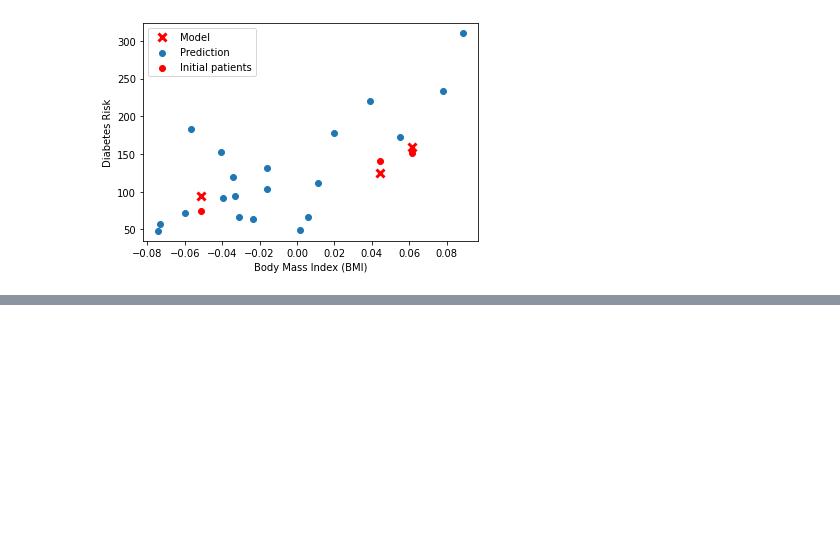
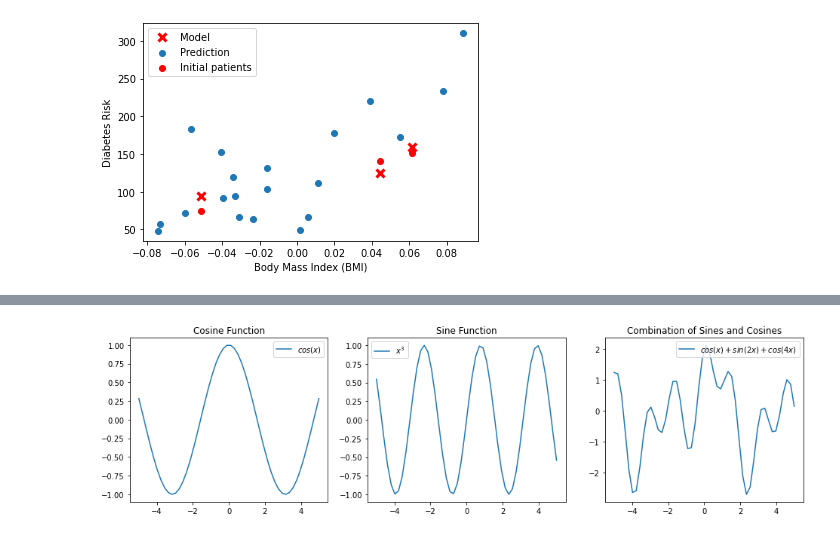
Before and after one commit to ShaunakSen/Data-Science-and-Machine-Learning, a Jupyter notebook: Applied_ML_CS_5785.ipynb, the cells around one changed output, grey strips where cells are left out. Saved outputs shown, nothing was run; the diff lists cells and outputs as text; code cells hidden in the pictures; blank space fills up the shorter version.

```diff
--- a/Applied_ML_CS_5785.ipynb
+++ b/Applied_ML_CS_5785.ipynb
@@ -1416,0 +1467,8 @@ plt.legend(['Model', 'Prediction', 'Initial patients', 'New patients'])
+# %%
+%matplotlib inline
+import matplotlib.pyplot as plt
+plt.rcParams['figure.figsize'] = [8, 4]
+
+import numpy as np
+import pandas as pd
+from sklearn import datasets
@@ -1416,0 +1576,23 @@ plt.legend(['Model', 'Prediction', 'Initial patients', 'New patients'])
+# %%
+import warnings
+warnings.filterwarnings("ignore")
+
+plt.figure(figsize=(16,4))
+x_vars = np.linspace(-5, 5)
+
+plt.subplot('131')
+plt.title('Cosine Function')
+plt.plot(x_vars, np.cos(x_vars))
+plt.legend(["$cos(x)$"])
+
+plt.subplot('132')
+plt.title('Sine Function')
+plt.plot(x_vars, np.sin(2*x_vars))
+plt.legend(["$x^3$"])
+
+plt.subplot('133')
+plt.title('Combination of Sines and Cosines')
+plt.plot(x_vars, np.cos(x_vars) + np.sin(2*x_vars) + np.cos(4*x_vars))
+plt.legend(["$cos(x) + sin(2x) + cos(4x)$"]);
+# %% [output]
+[figure, added]
```
Also changed, not shown: parts of 16 cells of this notebook.
